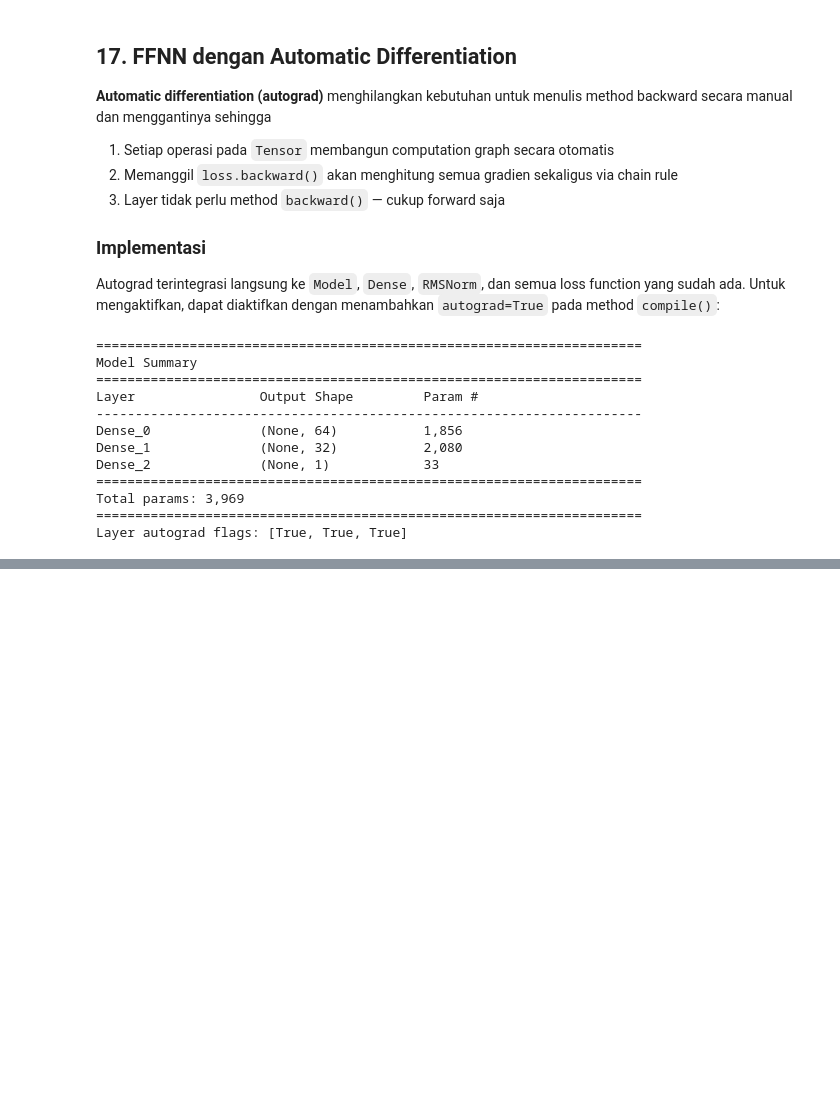
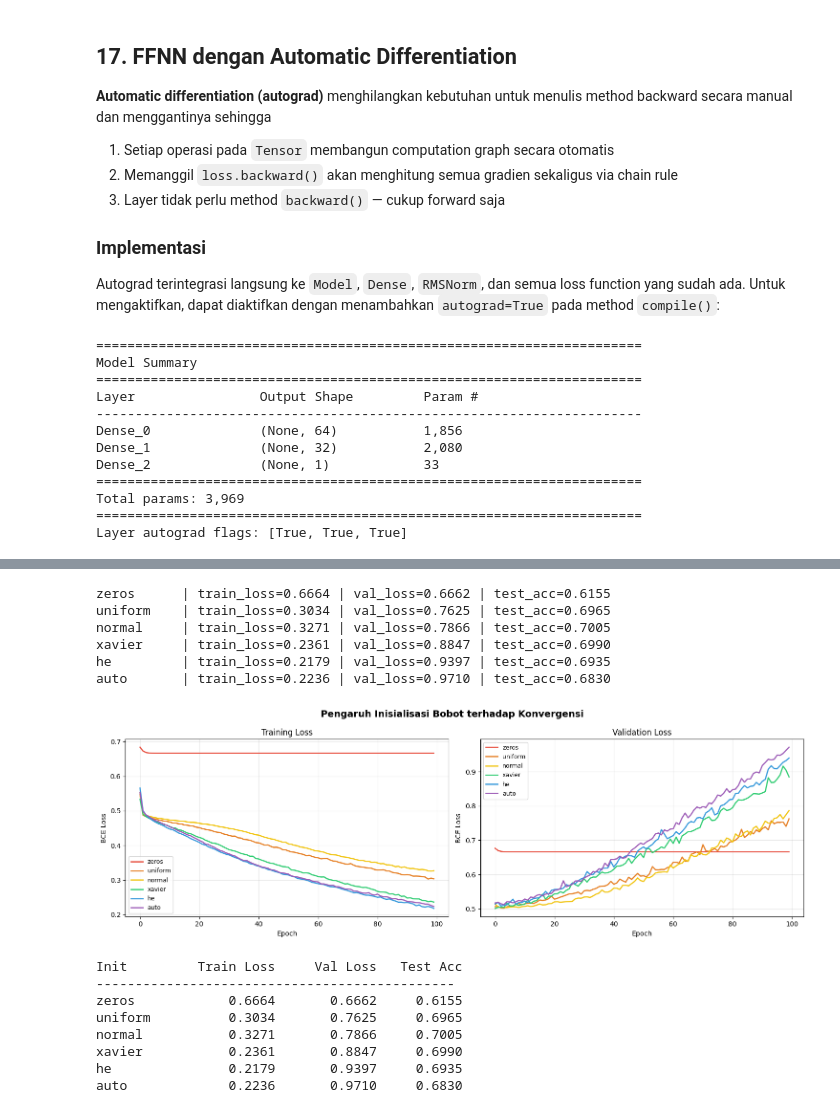
Before and after one commit to KennethhPoenadi/ML-Xianglongbao, a Jupyter notebook: src/main.ipynb, the cells around one changed output, grey strips where cells are left out. Cells and saved outputs as stored; diff of their text form; code cells hidden in the pictures; blank space fills up the shorter version.

```diff
--- a/src/main.ipynb
+++ b/src/main.ipynb
@@ -1294,0 +1308,72 @@ Manual                     0.4629       0.5198     0.7400
+# %%
+INIT_CONFIGS = {
+    "zeros":   {"init": "zeros"},
+    "uniform": {"init": "uniform"},
+    "normal":  {"init": "normal"},
+    "xavier":  {"init": "xavier"},
+    "he":      {"init": "he"},
+    "auto":    {"init": "auto"},
+}
+
+EPOCHS_INIT = 100
+init_results = {}
+
+for name, cfg in INIT_CONFIGS.items():
+    m_init = Model()
+    m_init.add(Dense(64, activation="relu", **cfg))
+    m_init.add(Dense(32, activation="relu", **cfg))
+    m_init.add(Dense(1,  activation="sigmoid", **cfg))
+    m_init.compile(loss="binary_crossentropy", optimizer="adam", learning_rate=0.001)
+
+    h = m_init.fit(
+        X_train, y_train,
+        epochs=EPOCHS_INIT, batch_size=32,
+        validation_data=(X_test, y_test),
+        verbose=0,
+    )
+    _, acc = m_init.evaluate(X_test, y_test)
+    init_results[name] = {"history": h, "acc": acc}
+    print(f"{name:<10} | train_loss={h['train_loss'][-1]:.4f} | val_loss={h['val_loss'][-1]:.4f} | test_acc={acc:.4f}")
+# %% [output]
+zeros      | train_loss=0.6664 | val_loss=0.6662 | test_acc=0.6155
+uniform    | train_loss=0.3034 | val_loss=0.7625 | test_acc=0.6965
+normal     | train_loss=0.3271 | val_loss=0.7866 | test_acc=0.7005
+xavier     | train_loss=0.2361 | val_loss=0.8847 | test_acc=0.6990
+he         | train_loss=0.2179 | val_loss=0.9397 | test_acc=0.6935
+auto       | train_loss=0.2236 | val_loss=0.9710 | test_acc=0.6830
+# %%
+colors_init = ["#e74c3c", "#e67e22", "#f1c40f", "#2ecc71", "#3498db", "#9b59b6"]
+fig, axes = plt.subplots(1, 2, figsize=(15, 5))
+
+for (name, res), color in zip(init_results.items(), colors_init):
+    axes[0].plot(res["history"]["train_loss"], label=name, linewidth=1.8, color=color)
+    axes[1].plot(res["history"]["val_loss"],   label=name, linewidth=1.8, color=color)
+
+for ax, title in zip(axes, ["Training Loss", "Validation Loss"]):
+    ax.set_title(title)
+    ax.set_xlabel("Epoch")
+    ax.set_ylabel("BCE Loss")
+    ax.legend(fontsize=9)
+    ax.grid(True, alpha=0.3)
+
+plt.suptitle("Pengaruh Inisialisasi Bobot terhadap Konvergensi", fontsize=14, fontweight="bold")
+plt.tight_layout()
+plt.show()
+
+# ringkasan akurasi
+print(f"\n{'Init':<10} {'Train Loss':>12} {'Val Loss':>12} {'Test Acc':>10}")
+print("-" * 46)
+for name, res in init_results.items():
+    tl = res["history"]["train_loss"][-1]
+    vl = res["history"]["val_loss"][-1]
+    print(f"{name:<10} {tl:>12.4f} {vl:>12.4f} {res['acc']:>10.4f}")
+# %% [output]
+[figure, added]
+Init         Train Loss     Val Loss   Test Acc
+----------------------------------------------
+zeros            0.6664       0.6662     0.6155
+uniform          0.3034       0.7625     0.6965
+normal           0.3271       0.7866     0.7005
+xavier           0.2361       0.8847     0.6990
+he               0.2179       0.9397     0.6935
+auto             0.2236       0.9710     0.6830
```
Also changed, not shown: parts of 33 cells of this notebook, 2 other files.
